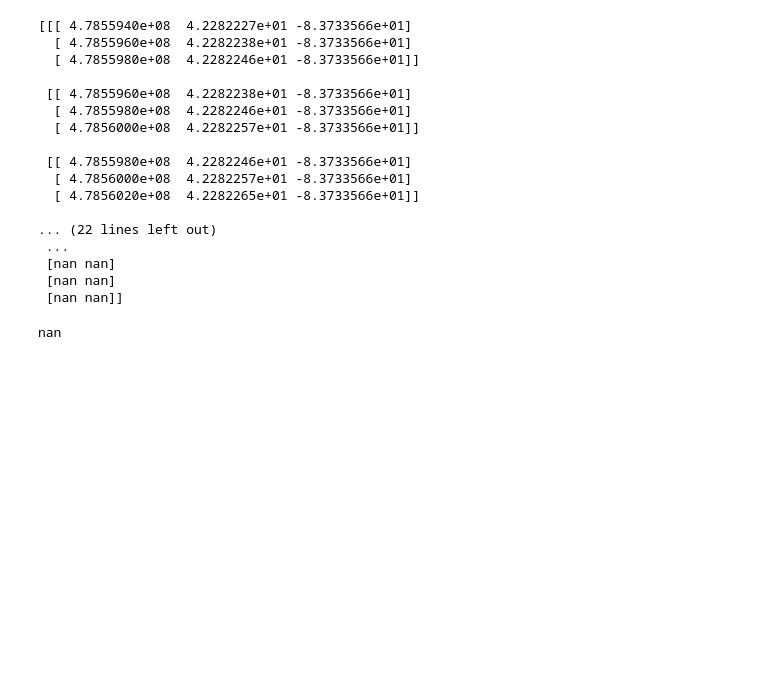
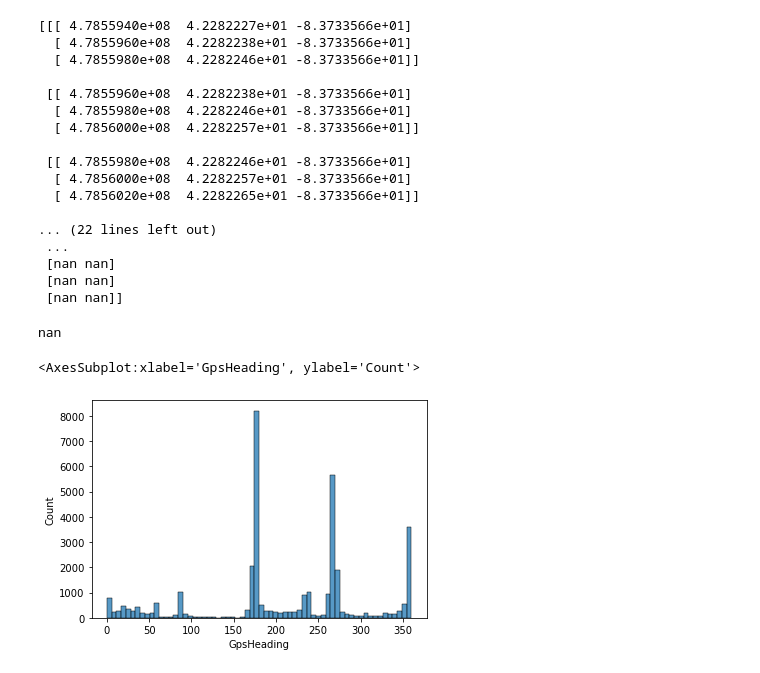
Before and after one commit to FZYUAN-1/pldac_interpolation, a Jupyter notebook: PLDAC PROJET GPS.ipynb, the cells around one changed output. Cells and saved outputs as stored; diff of their text form; code cells hidden in the pictures; blank space fills up the shorter version.

```diff
--- a/PLDAC PROJET GPS.ipynb
+++ b/PLDAC PROJET GPS.ipynb
@@ -563,3 +507,8 @@ model_phy.score(moindre_c, datax)
  [nan nan]
  [nan nan]]
 nan
+# %%
+sns.histplot(df["GpsHeading"])
+# %% [output]
+<AxesSubplot:xlabel='GpsHeading', ylabel='Count'>
+[figure, added]
```
Also changed, not shown: parts of 8 cells of this notebook.
